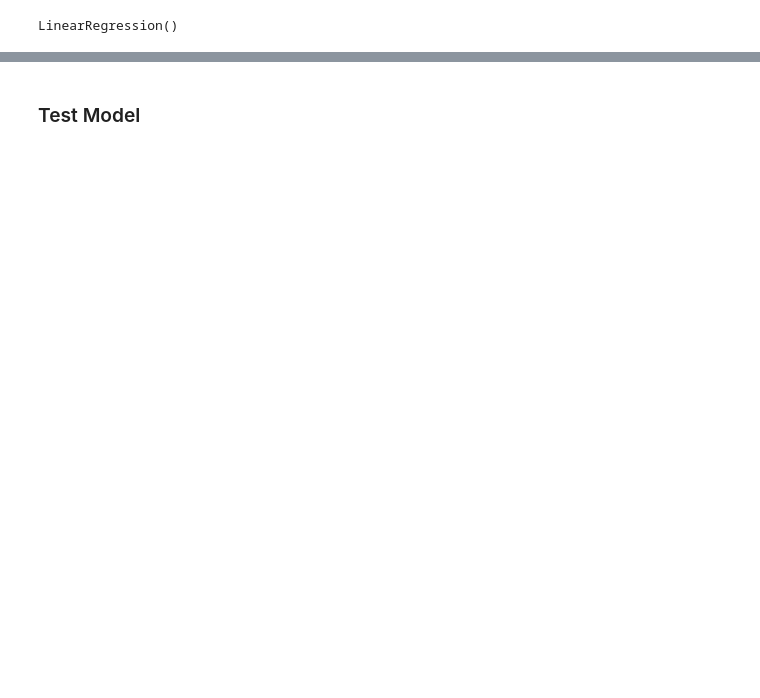
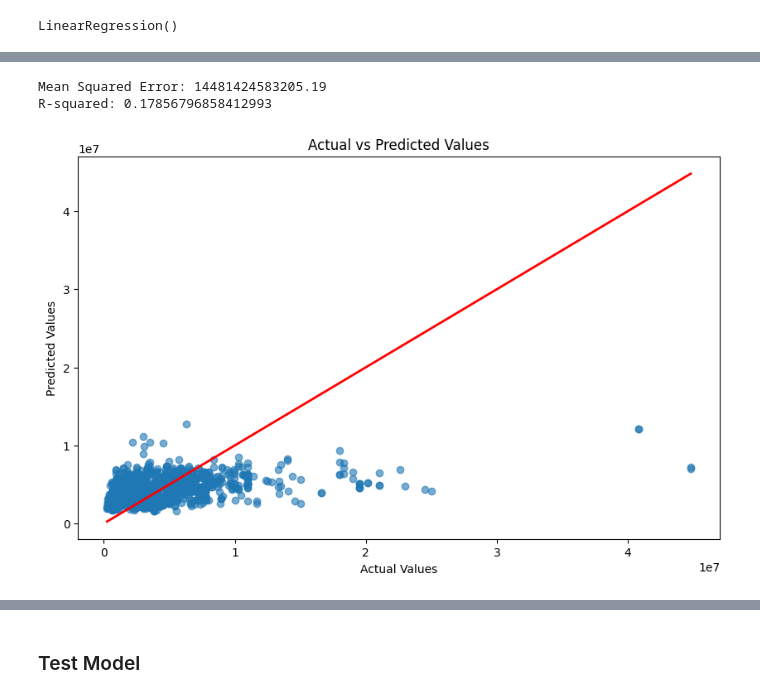
Before and after one commit to realBagher/SCI-ANALYSIS-G3, a Jupyter notebook: MachineLearning/Regression.ipynb, the cells around one changed output, grey strips where cells are left out. Saved outputs shown, nothing was run; the diff lists cells and outputs as text; code cells hidden in the pictures; blank space fills up the shorter version.

```diff
--- a/MachineLearning/Regression.ipynb
+++ b/MachineLearning/Regression.ipynb
@@ -171,0 +244,24 @@ LinearRegression()
+# %%
+#using gradientboostingregressor :
+from sklearn.ensemble import GradientBoostingRegressor
+
+model = GradientBoostingRegressor(n_estimators=100, random_state=42)
+model.fit(X_train, y_train)
+y_pred = model.predict(X_test)
+
+mse = mean_squared_error(y_test, y_pred)
+r_squared = r2_score(y_test, y_pred)
+print(f'Mean Squared Error: {mse}')
+print(f'R-squared: {r_squared}')
+#visualise it :
+plt.figure(figsize=(10, 6))
+plt.scatter(y_test, y_pred, alpha=0.6)
+plt.xlabel('Actual Values')
+plt.ylabel('Predicted Values')
+plt.title('Actual vs Predicted Values')
+plt.plot([y_test.min(), y_test.max()], [y_test.min(), y_test.max()], color='red', linewidth=2)
+plt.show()
+# %% [output]
+Mean Squared Error: 14481424583205.19
+R-squared: 0.17856796858412993
+[figure, added]
```
Also changed, not shown: parts of 13 cells of this notebook.
